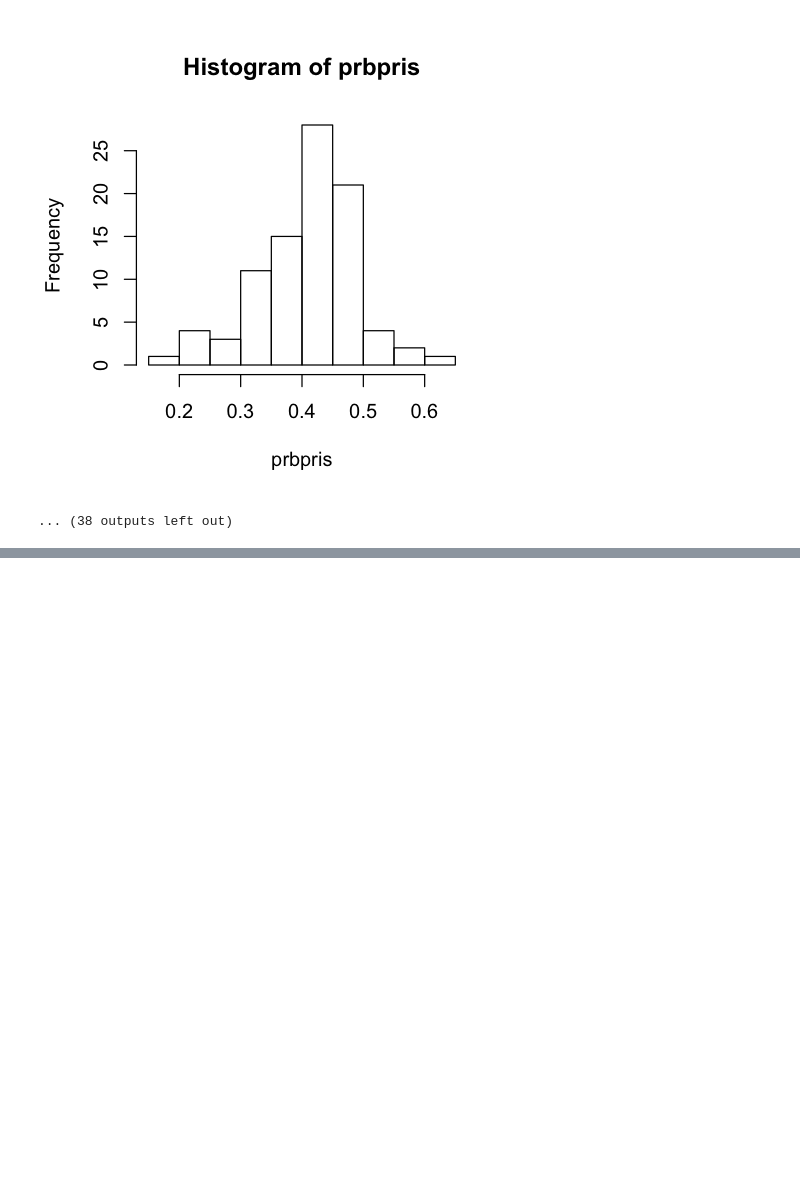
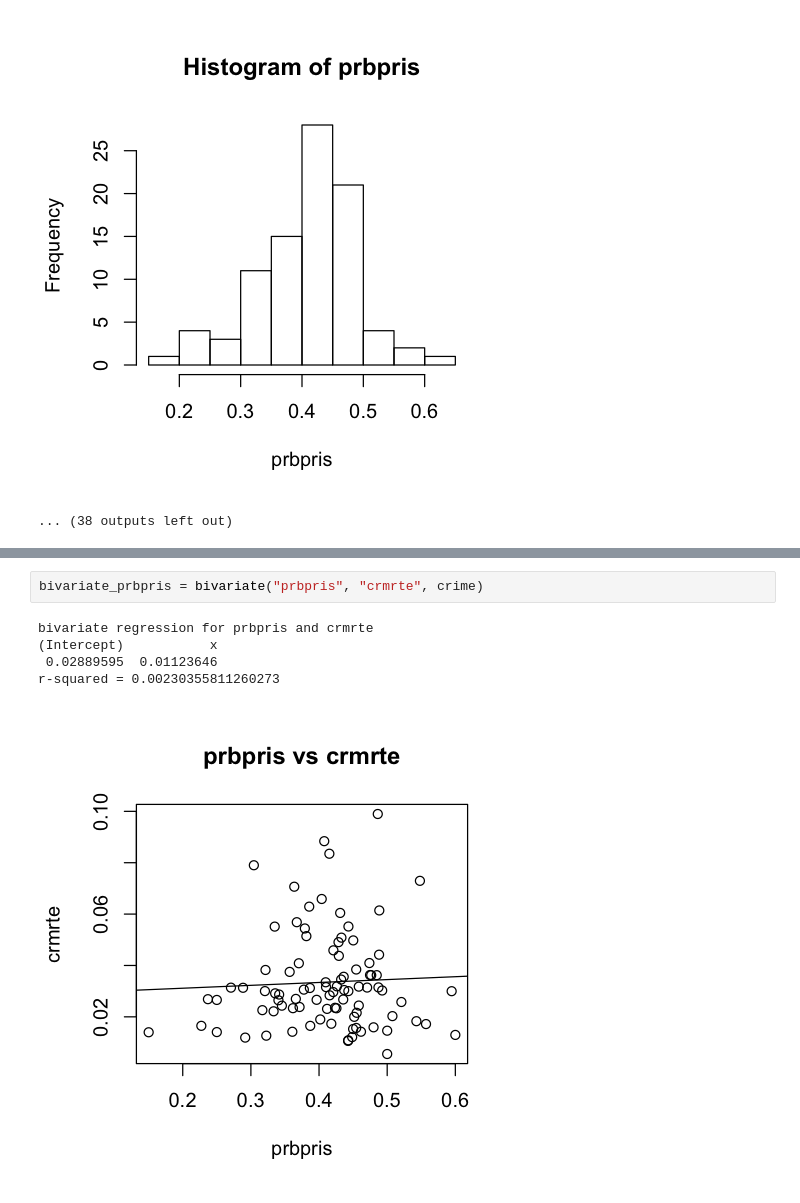
Before and after one commit to ramirocadavid/w203-Lab3, a Jupyter notebook: lab3_eda_katie.ipynb, the cells around one changed output, grey strips where cells are left out. Saved outputs shown, nothing was run; the diff lists cells and outputs as text; blank space fills up the shorter version.

```diff
--- a/lab3_eda_katie.ipynb
+++ b/lab3_eda_katie.ipynb
@@ -199,0 +232,8 @@ prbpris has 90 observations and 0 nulls
+# %%
+bivariate_prbpris = bivariate("prbpris", "crmrte", crime)
+# %% [output]
+bivariate regression for prbpris and crmrte
+(Intercept)           x
+ 0.02889595  0.01123646
+r-squared = 0.00230355811260273
+[figure, added]
```
Also changed, not shown: parts of 34 cells of this notebook.
